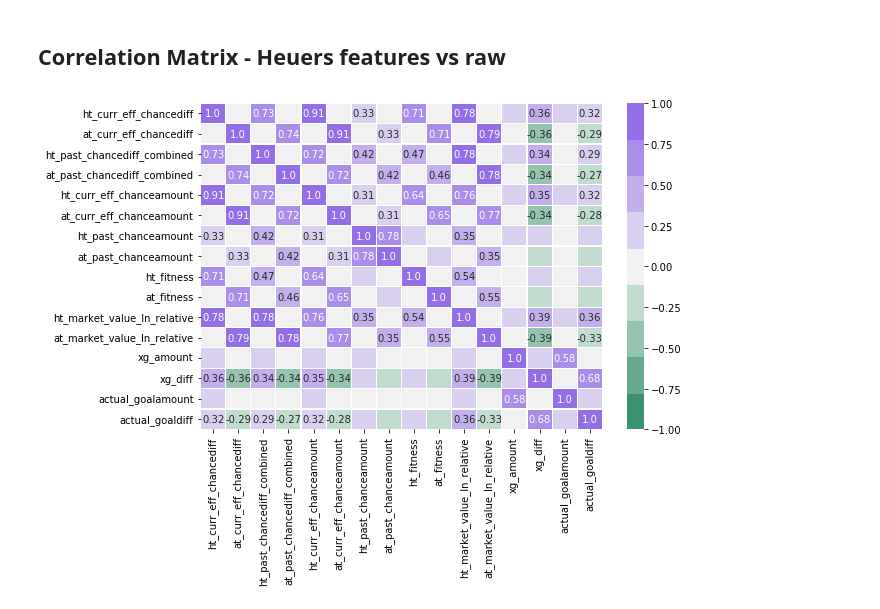
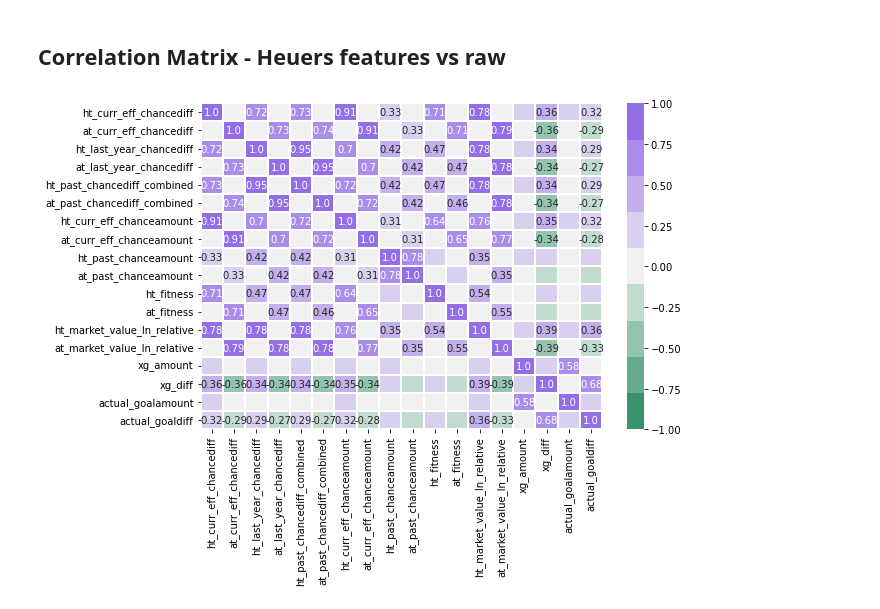
Before and after one commit to LUKEx76/football_prediction, a Jupyter notebook: plotting/plotting.ipynb, the cells around one changed output. Cells and saved outputs as stored; diff of their text form; code cells hidden in the pictures.

Commit message:
Add last_year_chancediff

```diff
--- a/plotting/plotting.ipynb
+++ b/plotting/plotting.ipynb
@@ -140,9 +139,9 @@ def plot_correlationmatrix(df, threshold=0):
                 cmap=sns.diverging_palette(150, 275, s=80, l=55, n=9), vmin=-1, vmax=1)
 # %%
 df_matches = pd.read_csv("data/plot_matches.csv", sep=";")
-all_features = ["ht_curr_eff_chancediff", "at_curr_eff_chancediff", "ht_past_chancediff_combined", "at_past_chancediff_combined", "ht_curr_eff_chanceamount", "at_curr_eff_chanceamount",
-                "ht_past_chanceamount", "at_past_chanceamount", "ht_fitness", "at_fitness","ht_market_value_ln_relative", "at_market_value_ln_relative", "xg_amount", "xg_diff", "actual_goalamount", "actual_goaldiff"]
+all_features = ["ht_curr_eff_chancediff", "at_curr_eff_chancediff", "ht_last_year_chancediff","at_last_year_chancediff", "ht_past_chancediff_combined", "at_past_chancediff_combined", "ht_curr_eff_chanceamount", "at_curr_eff_chanceamount",
+                "ht_past_chanceamount", "at_past_chanceamount", "ht_fitness", "at_fitness", "ht_market_value_ln_relative", "at_market_value_ln_relative", "xg_amount", "xg_diff", "actual_goalamount", "actual_goaldiff"]
 plot_correlationmatrix(
     df_matches[all_features], threshold=0.25)
 # %% [output]
-[figure, old version]
+[figure, new version]
```
Also changed, not shown: parts of 6 cells of this notebook, 6 other files.
